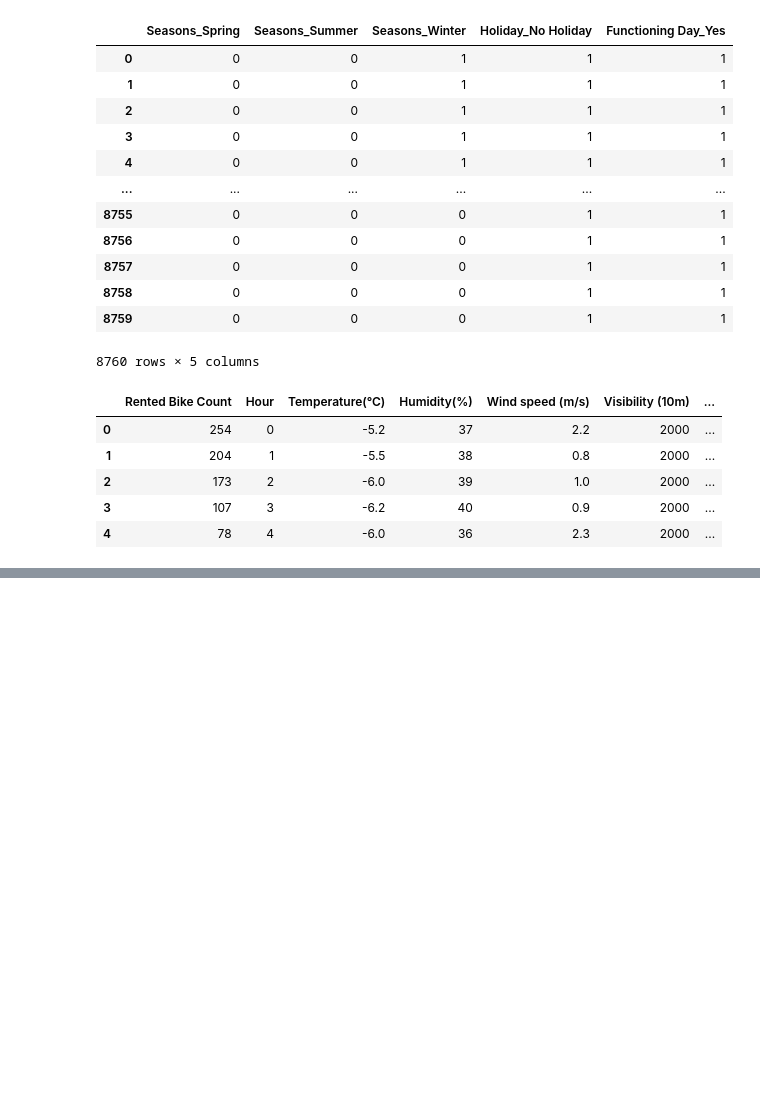
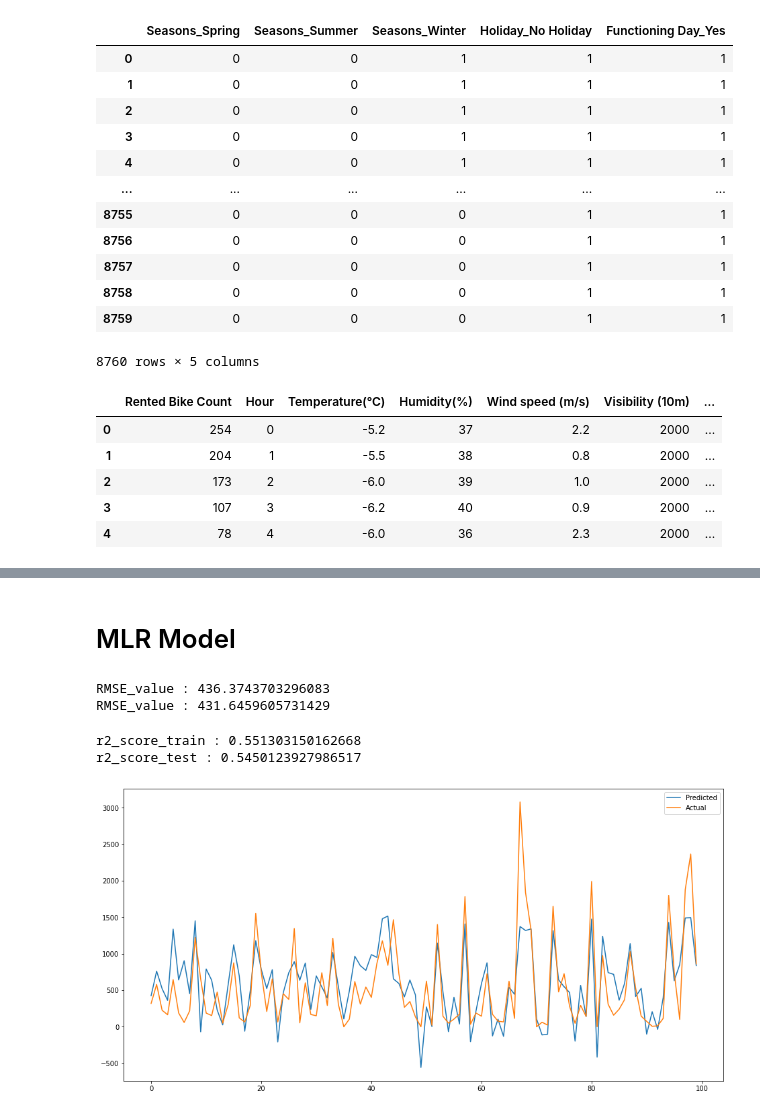
Before and after one commit to AjaharDaroga/Bike_Shearing_Demand_Prediction, a Jupyter notebook: Bike_Sharing_Demand_Prediction.ipynb, the cells around one changed output, grey strips where cells are left out. Saved outputs shown, nothing was run; the diff lists cells and outputs as text; code cells hidden in the pictures; blank space fills up the shorter version.

```diff
--- a/Bike_Sharing_Demand_Prediction.ipynb
+++ b/Bike_Sharing_Demand_Prediction.ipynb
@@ -384,0 +391,48 @@ final_df+
+# %%
+X=final_df.drop(['Rented Bike Count'],axis=1)
+y=final_df['Rented Bike Count']
+# %%
+#spliting the data into train and test
+X_train, X_test, y_train, y_test = train_test_split(X, y, test_size=0.2, random_state=0)
+# %%
+# standardization of data using standardscaler
+from sklearn.preprocessing import StandardScaler
+std = StandardScaler()
+X_train = std.fit_transform(X_train)
+X_test = std.transform(X_test)
+# %% [markdown]
+# MLR Model
+# %%
+from sklearn.linear_model import LinearRegression
+linear_model= LinearRegression()
+fit_model=linear_model.fit(X_train, y_train)
+predict_train=fit_model.predict(X_train)
+predict_test=fit_model.predict(X_test)
+# %%
+from sklearn.metrics import mean_squared_error,mean_absolute_error,r2_score
+test_set_rmse = (np.sqrt(mean_squared_error(predict_test,y_test )))
+train_set_rmse = (np.sqrt(mean_squared_error(predict_train,y_train )))
+
+print("RMSE_value_test :" , test_set_rmse)
+print("RMSE_value_train :" , train_set_rmse)
+# %% [output]
+RMSE_value : 436.3743703296083
+RMSE_value : 431.6459605731429
+# %%
+# Finding r2 values
+train_set_r2 = r2_score(y_train, predict_train)
+test_set_r2 = r2_score(y_test, predict_test)
+print("r2_score_train :", train_set_r2)
+print("r2_score_test :", test_set_r2)
+# %% [output]
+r2_score_train : 0.551303150162668
+r2_score_test : 0.5450123927986517
+# %%
+# ploting actual and predicted
+plt.figure(figsize=(16,8))
+plt.plot((predict_test)[:100])
+plt.plot((np.array(y_test)[:100]))
+plt.legend(["Predicted","Actual"])
+plt.show()
+# %% [output]
+[figure, added]
```
Also changed, not shown: parts of 14 cells of this notebook.
